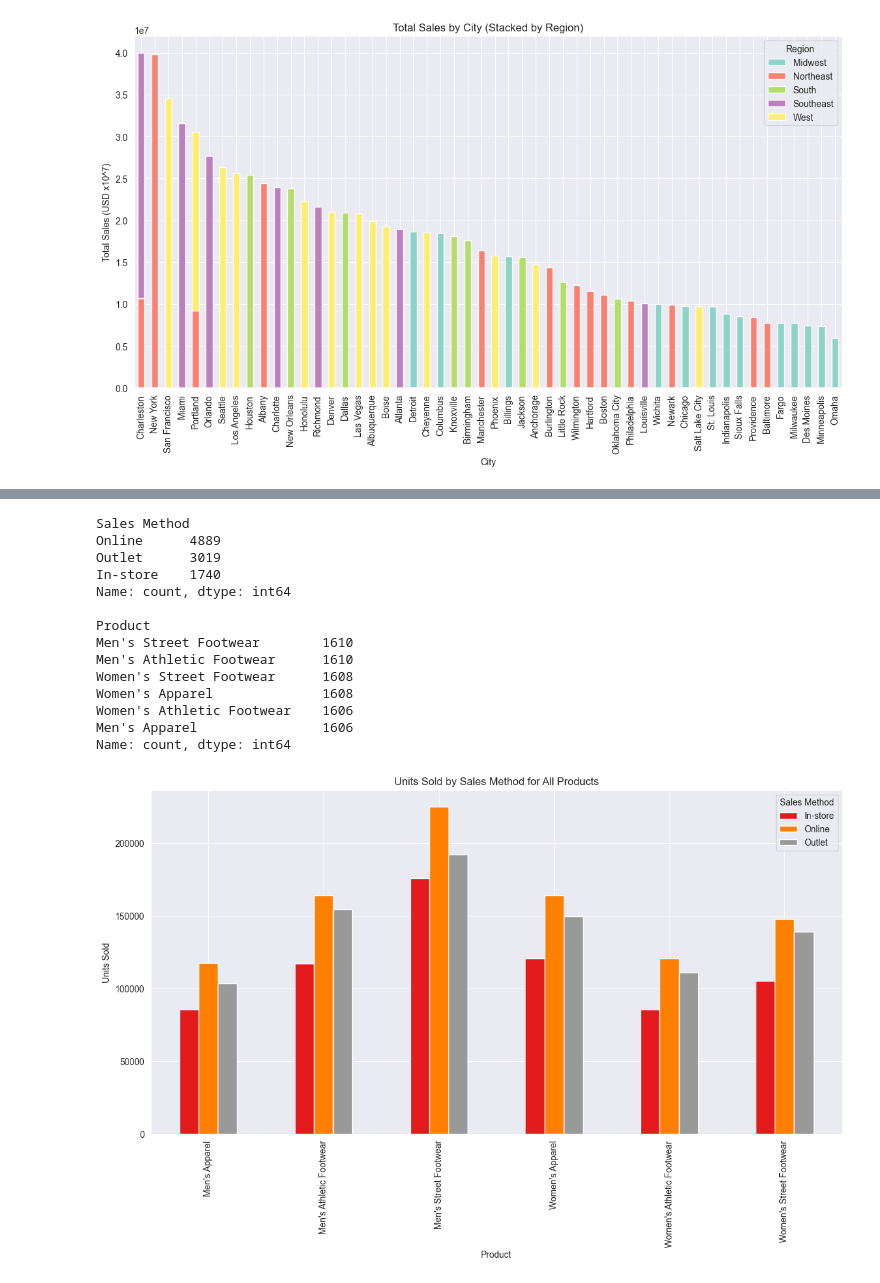
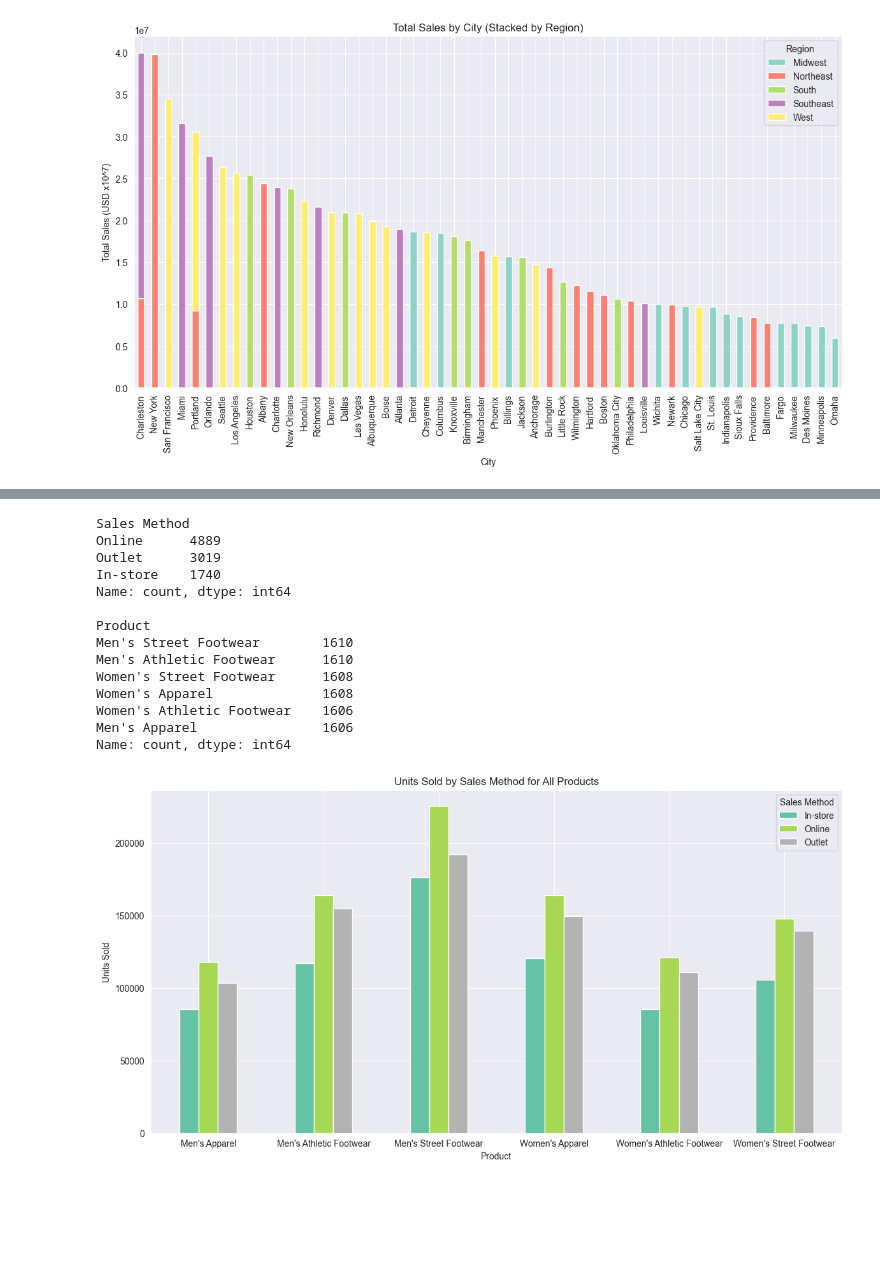
Before and after one commit to zsofiasimon/Adidas_Sales_Analysis_Project, a Jupyter notebook: Adidas_Analysis.ipynb, the cells around one changed output, grey strips where cells are left out. Cells and saved outputs as stored; diff of their text form; code cells hidden in the pictures; blank space fills up the shorter version.

```diff
--- a/Adidas_Analysis.ipynb
+++ b/Adidas_Analysis.ipynb
@@ -184,33 +220,33 @@ all_products = df['Product'].value_counts()
 print(all_products, '\n')
 
 #Group products by sales method
 sales_method_product = df.groupby(['Product', 'Sales Method'])['Units Sold'].sum().unstack(fill_value=0)
 
 sales_method_product.plot(
     kind='bar',
     figsize=(14,7),
-    colormap='Set1'
+    colormap="Set2"
 )
 
 plt.title("Units Sold by Sales Method for All Products")
 plt.ylabel("Units Sold")
 plt.xlabel("Product")
-plt.xticks(rotation=90)
+plt.xticks(rotation=360)
 plt.legend(title="Sales Method")
 plt.show()
 # %% [output]
 Sales Method
 Online      4889
 Outlet      3019
 In-store    1740
 Name: count, dtype: int64
 
 Product
 Men's Street Footwear        1610
 Men's Athletic Footwear      1610
 Women's Street Footwear      1608
 Women's Apparel              1608
 Women's Athletic Footwear    1606
 Men's Apparel                1606
 Name: count, dtype: int64
-[figure, old version]
+[figure, new version]
```
Also changed, not shown: parts of 16 cells of this notebook.
